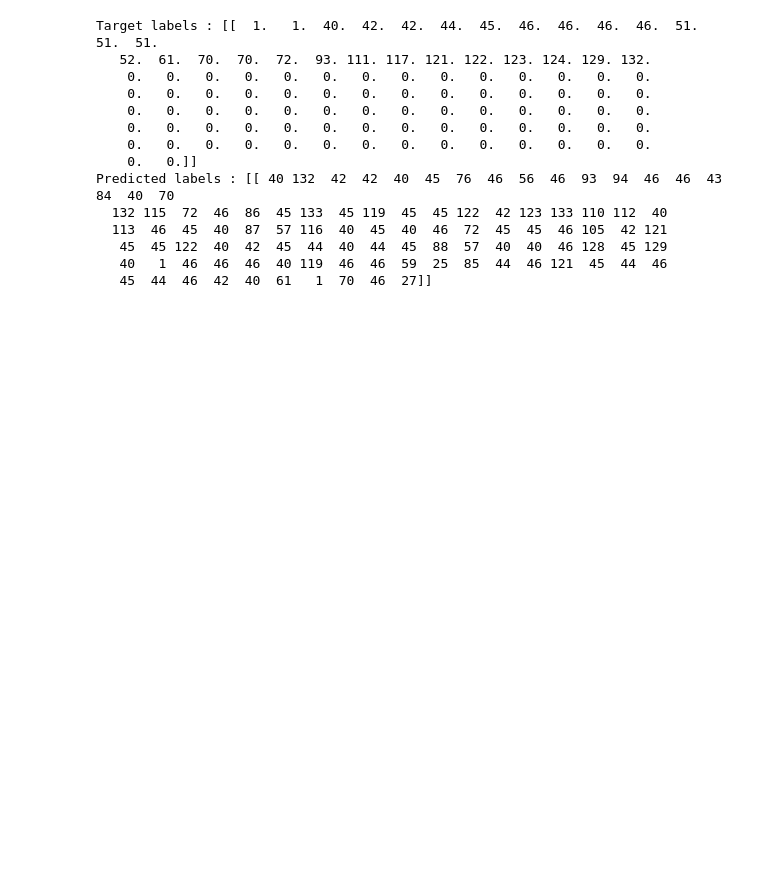
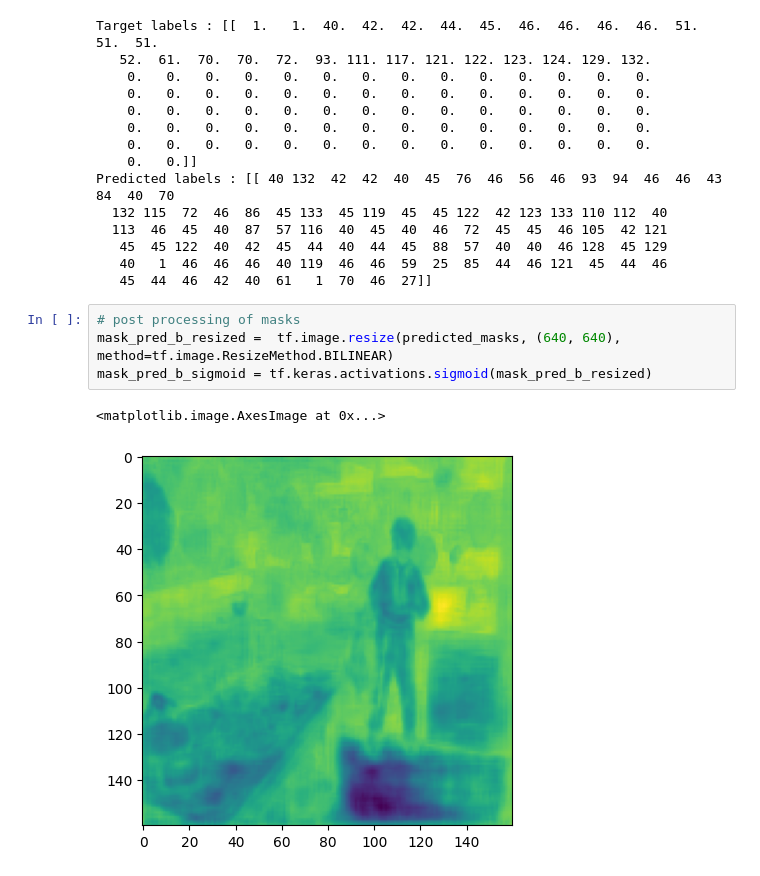
Before and after one commit to PurdueDualityLab/tf-maskformer, a Jupyter notebook: models/official/projects/maskformer/viz_maskformer.ipynb, the cells around one changed output. Saved outputs shown, nothing was run; the diff lists cells and outputs as text; blank space fills up the shorter version.

```diff
--- a/models/official/projects/maskformer/viz_maskformer.ipynb
+++ b/models/official/projects/maskformer/viz_maskformer.ipynb
@@ -40,4 +59,11 @@ Predicted labels : [[ 40 132  42  42  40  45  76  46  56  46  93  94  46  46  43
    45  45 122  40  42  45  44  40  44  45  88  57  40  40  46 128  45 129
    40   1  46  46  46  40 119  46  46  59  25  85  44  46 121  45  44  46
    45  44  46  42  40  61   1  70  46  27]]
+# %%
+# post processing of masks
+mask_pred_b_resized =  tf.image.resize(predicted_masks, (640, 640), method=tf.image.ResizeMethod.BILINEAR)
+mask_pred_b_sigmoid = tf.keras.activations.sigmoid(mask_pred_b_resized)
+# %% [output]
+<matplotlib.image.AxesImage at 0x...>
+[figure, added]
 # %%
```
Also changed, not shown: parts of 4 cells of this notebook, 1 other file.
